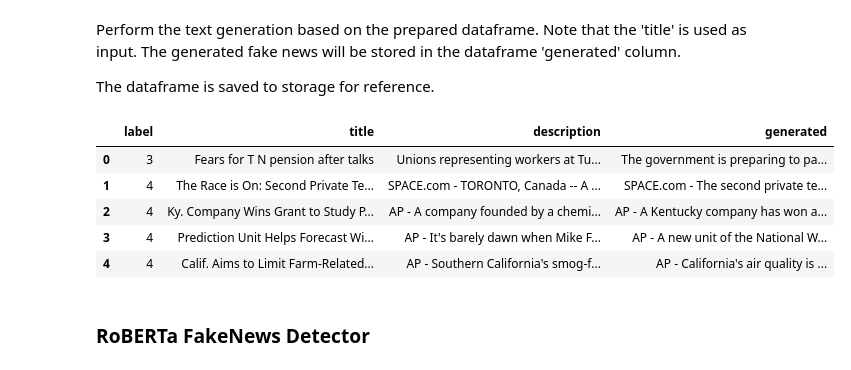
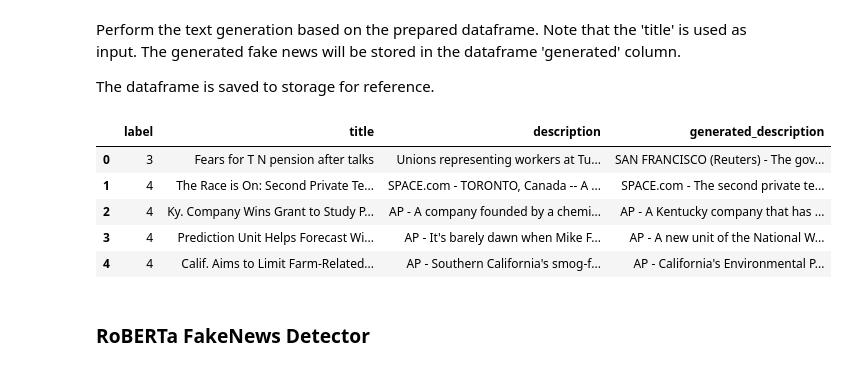
Before and after one commit to RobinSmits/FakeNews-Generator-And-Detector, a Jupyter notebook: FakeNews_Generator_And_Detector.ipynb, the cells around one changed output. Saved outputs shown, nothing was run; the diff lists cells and outputs as text; code cells hidden in the pictures.

```diff
--- a/FakeNews_Generator_And_Detector.ipynb
+++ b/FakeNews_Generator_And_Detector.ipynb
@@ -145,19 +128,17 @@ with urlopen(AGNEWSSUBSET_URL) as targzstream:
 
 # List Dataset files
 agnewssubset_files = os.listdir(AGNEWSSUBSET_DIR + 'ag_news_csv/')
-print(agnewssubset_files)
 
 # Load Test Csv
 test_df = pd.read_csv(AGNEWSSUBSET_DIR + 'ag_news_csv/test.csv', names = ['label', 'title', 'description'])
-print(test_df)
 
 # Add column for generated text
-test_df['generated'] = ''
-
-# Dataset features
-print(test_df.columns)
+test_df['generated_description'] = ''
 
 # Samples
 total_samples = test_df.shape[0]
 print(f'Total Samples: {total_samples}')
+
+# Summary
+test_df.head()
 # %% [output]
@@ -270,41 +241,42 @@ for index, row in tqdm(zip(range(total_samples), test_df.iterrows()), total = to
     # Prep input text
     text_list.append(task_name + row[1]['title'])
 
     if index % GENERATE_BATCH_SIZE == 0:
         # Batch Encode with Special Tokens
         textlist_encoded = t5_tokenizer.batch_encode_plus(text_list, add_special_tokens = True, max_length = MAX_LEN, truncation = True, padding = 'max_length', return_tensors = 'tf')
 
         input_ids = textlist_encoded['input_ids']
 
         # Generate FakeNews
         generated_fakenews = model.generate(input_ids,
                                           max_length = MAX_LEN,
                                           top_p = 0.96,
                                           top_k = 256,
                                           temperature = 1.3,
                                           num_beams = 1,
                                           num_return_sequences = 1,
                                           repetition_penalty = 1.3)
 
         for mapping in generated_fakenews.numpy():
-            generated.append(t5_tokenizer.decode(mapping, skip_special_tokens = True))
+            generated_description = t5_tokenizer.decode(mapping, skip_special_tokens = True)
+            generated.append(generated_description)
 
         # Reset Text List
         text_list = []
 
 # Generate Final File
-test_df['generated'] = generated
+test_df['generated_description'] = generated
 test_df.to_csv(WORK_DIR + 't5_generated_fake_news_final.csv')
 
 # Summary...
 test_df.head()
 # %% [output]
-|  | label | title | description | generated |
-| 0 | 3 | Fears for T N pension after talks | Unions representing workers at Tu... | The government is preparing to pa... |
+|  | label | title | description | generated_description |
+| 0 | 3 | Fears for T N pension after talks | Unions representing workers at Tu... | SAN FRANCISCO (Reuters) - The gov... |
 | 1 | 4 | The Race is On: Second Private Te... | SPACE.com - TORONTO, Canada -- A ... | SPACE.com - The second private te... |
-| 2 | 4 | Ky. Company Wins Grant to Study P... | AP - A company founded by a chemi... | AP - A Kentucky company has won a... |
+| 2 | 4 | Ky. Company Wins Grant to Study P... | AP - A company founded by a chemi... | AP - A Kentucky company that has ... |
 | 3 | 4 | Prediction Unit Helps Forecast Wi... | AP - It's barely dawn when Mike F... | AP - A new unit of the National W... |
-| 4 | 4 | Calif. Aims to Limit Farm-Related... | AP - Southern California's smog-f... | AP - California's air quality is ... |
+| 4 | 4 | Calif. Aims to Limit Farm-Related... | AP - Southern California's smog-f... | AP - California's Environmental P... |
 # %% [markdown]
 ### RoBERTa FakeNews Detector
 # %% [markdown]
```
Also changed, not shown: parts of 23 cells of this notebook.
